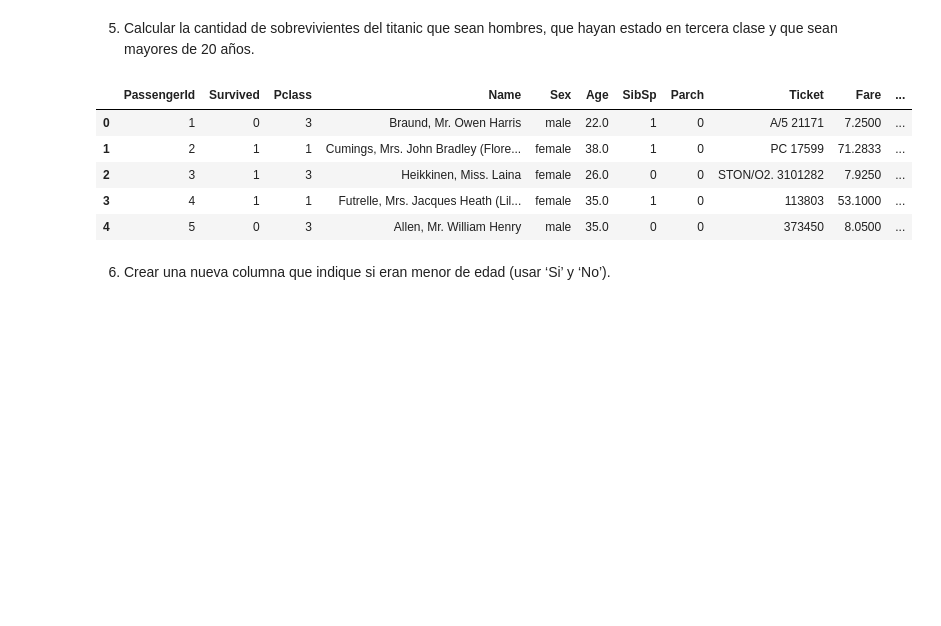
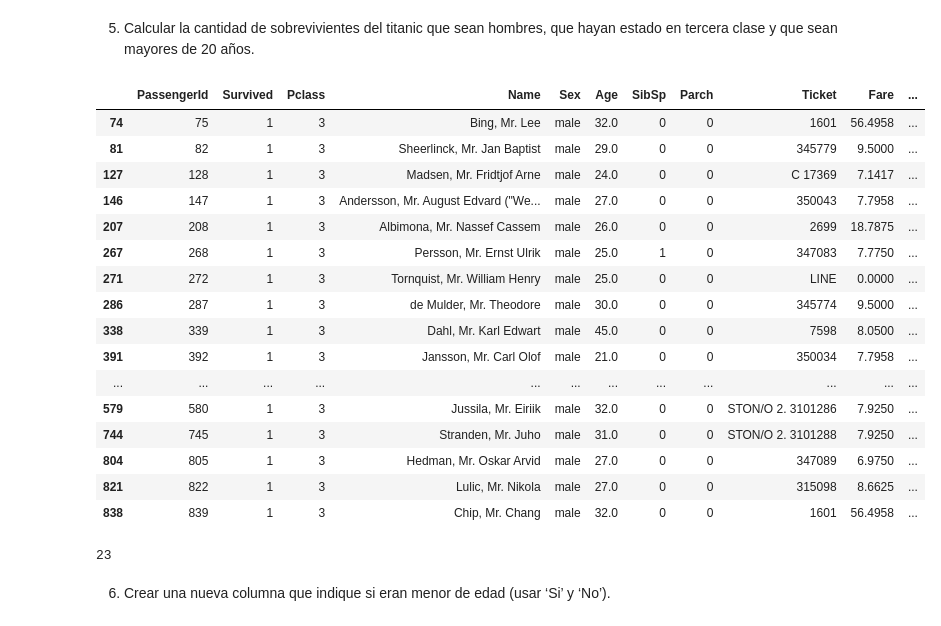
Before and after one commit to yhonyar/EA_phyton, a Jupyter notebook: Sesiones/Soluciones/SH4.ipynb, the cells around one changed output. Saved outputs shown, nothing was run; the diff lists cells and outputs as text; code cells hidden in the pictures; blank space fills up the shorter version.

```diff
--- a/Sesiones/Soluciones/SH4.ipynb
+++ b/Sesiones/Soluciones/SH4.ipynb
@@ -69,13 +109,28 @@ dtype: int64
 # %% [markdown]
 5. Calcular la cantidad de sobrevivientes del titanic que sean hombres, que hayan estado en tercera clase y que sean mayores de 20 años.
 # %%
-data.head()
+data[(data['Sex']=='male')&(data['Age']>20)&(data['Pclass']==3)&(data['Survived']==1)]
 # %% [output]
 |  | PassengerId | Survived | Pclass | Name | Sex | Age | SibSp | Parch | Ticket | Fare | ... |
-| 0 | 1 | 0 | 3 | Braund, Mr. Owen Harris | male | 22.0 | 1 | 0 | A/5 21171 | 7.2500 | ... |
-| 1 | 2 | 1 | 1 | Cumings, Mrs. John Bradley (Flore... | female | 38.0 | 1 | 0 | PC 17599 | 71.2833 | ... |
-| 2 | 3 | 1 | 3 | Heikkinen, Miss. Laina | female | 26.0 | 0 | 0 | STON/O2. 3101282 | 7.9250 | ... |
-| 3 | 4 | 1 | 1 | Futrelle, Mrs. Jacques Heath (Lil... | female | 35.0 | 1 | 0 | 113803 | 53.1000 | ... |
-| 4 | 5 | 0 | 3 | Allen, Mr. William Henry | male | 35.0 | 0 | 0 | 373450 | 8.0500 | ... |
+| 74 | 75 | 1 | 3 | Bing, Mr. Lee | male | 32.0 | 0 | 0 | 1601 | 56.4958 | ... |
+| 81 | 82 | 1 | 3 | Sheerlinck, Mr. Jan Baptist | male | 29.0 | 0 | 0 | 345779 | 9.5000 | ... |
+| 127 | 128 | 1 | 3 | Madsen, Mr. Fridtjof Arne | male | 24.0 | 0 | 0 | C 17369 | 7.1417 | ... |
+| 146 | 147 | 1 | 3 | Andersson, Mr. August Edvard ("We... | male | 27.0 | 0 | 0 | 350043 | 7.7958 | ... |
+| 207 | 208 | 1 | 3 | Albimona, Mr. Nassef Cassem | male | 26.0 | 0 | 0 | 2699 | 18.7875 | ... |
+| 267 | 268 | 1 | 3 | Persson, Mr. Ernst Ulrik | male | 25.0 | 1 | 0 | 347083 | 7.7750 | ... |
+| 271 | 272 | 1 | 3 | Tornquist, Mr. William Henry | male | 25.0 | 0 | 0 | LINE | 0.0000 | ... |
+| 286 | 287 | 1 | 3 | de Mulder, Mr. Theodore | male | 30.0 | 0 | 0 | 345774 | 9.5000 | ... |
+| 338 | 339 | 1 | 3 | Dahl, Mr. Karl Edwart | male | 45.0 | 0 | 0 | 7598 | 8.0500 | ... |
+| 391 | 392 | 1 | 3 | Jansson, Mr. Carl Olof | male | 21.0 | 0 | 0 | 350034 | 7.7958 | ... |
+| ... | ... | ... | ... | ... | ... | ... | ... | ... | ... | ... | ... |
+| 579 | 580 | 1 | 3 | Jussila, Mr. Eiriik | male | 32.0 | 0 | 0 | STON/O 2. 3101286 | 7.9250 | ... |
+| 744 | 745 | 1 | 3 | Stranden, Mr. Juho | male | 31.0 | 0 | 0 | STON/O 2. 3101288 | 7.9250 | ... |
+| 804 | 805 | 1 | 3 | Hedman, Mr. Oskar Arvid | male | 27.0 | 0 | 0 | 347089 | 6.9750 | ... |
+| 821 | 822 | 1 | 3 | Lulic, Mr. Nikola | male | 27.0 | 0 | 0 | 315098 | 8.6625 | ... |
+| 838 | 839 | 1 | 3 | Chip, Mr. Chang | male | 32.0 | 0 | 0 | 1601 | 56.4958 | ... |
+# %%
+len(data[(data['Sex']=='male')&(data['Age']>20)&(data['Pclass']==3)&(data['Survived']==1)])
+# %% [output]
+23
 # %% [markdown]
 6. Crear una nueva columna que indique si eran menor de edad (usar ‘Si’ y ‘No’).
```
Also changed, not shown: parts of 9 cells of this notebook, 14 other files.
